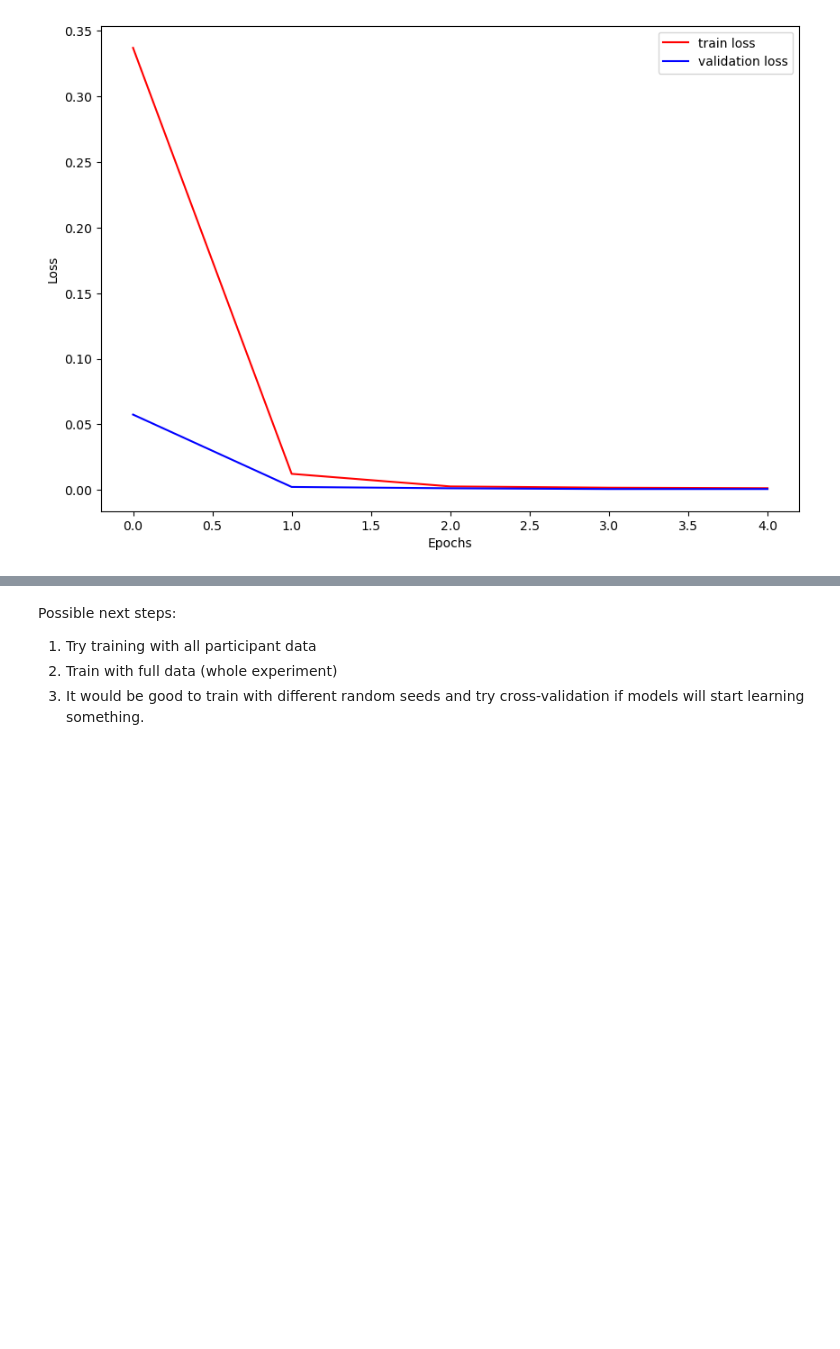
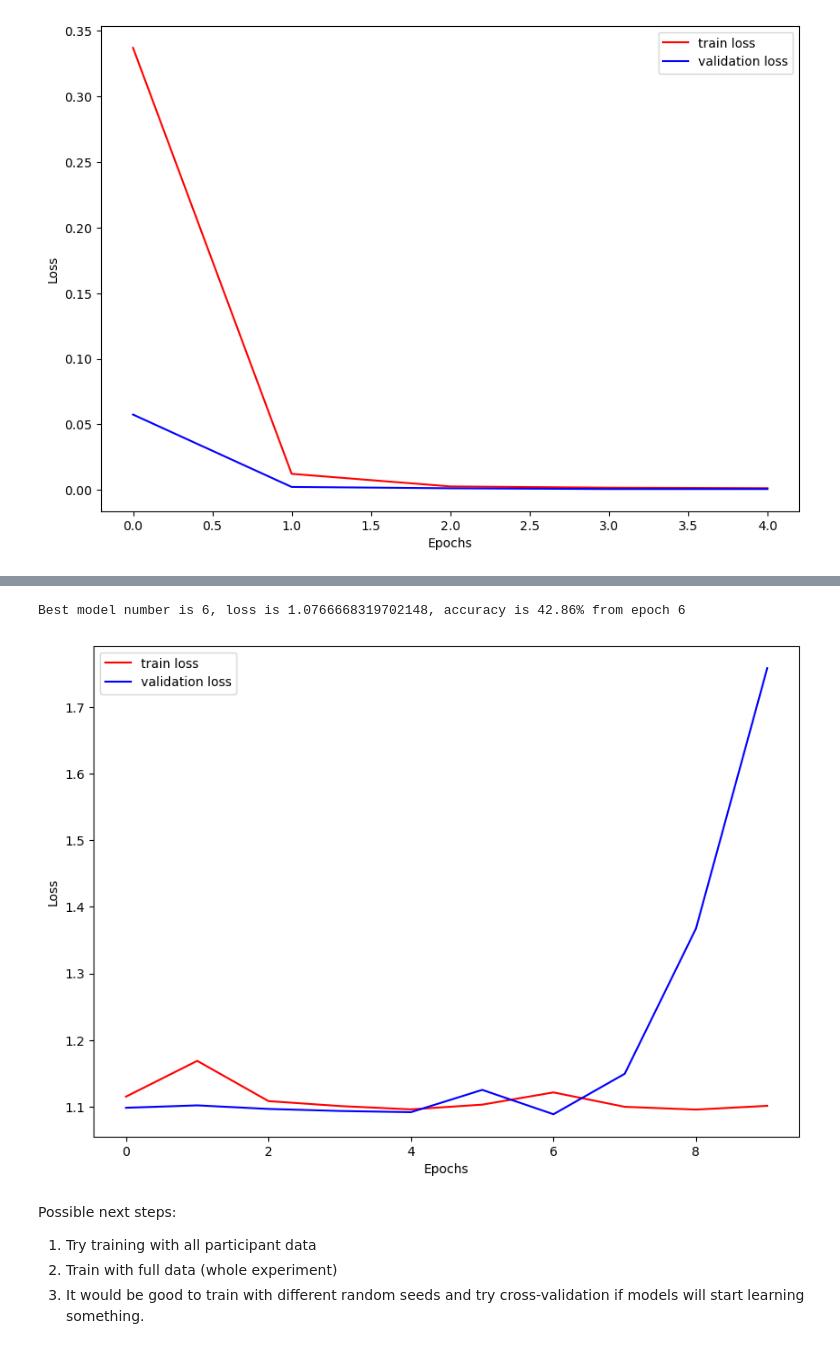
Before and after one commit to nealkafree/toponet, a Jupyter notebook: notebooks/TopoNet_MEG_train.ipynb, the cells around one changed output, grey strips where cells are left out. Drawn from its saved outputs; the diff is of its cells as text; code cells hidden in the pictures; blank space fills up the shorter version.

```diff
--- a/notebooks/TopoNet_MEG_train.ipynb
+++ b/notebooks/TopoNet_MEG_train.ipynb
@@ -75,13 +76,13 @@ class ConstrainedLinear(nn.Linear):
         return F.linear(x, self.weight.clamp(max=0.5), self.bias)
 
 class EEGNet(nn.Module):
-    def __init__(self, sensors: int, samples: int, num_classes: int, f1: int, depth: int, f2: int, dropout: float):
+    def __init__(self, sensors: int, samples: int, num_classes: int, filter_size=64, f1=8, depth=2, f2=16, dropout=0.25):
         super().__init__()
         self.block1 = nn.Sequential(
             # This layer does 1d convolutions on data from sensors.
             # Since we have only 500ms of data we set kernel length at 250 (we look at 250ms at once).
             # We can capture patterns with frequency above 4Hz (because data sampling is 1000Hz, 1000 / 250 = 4).
-            nn.Conv2d(in_channels=1, out_channels=f1, kernel_size=(1, 64), padding='same',
+            nn.Conv2d(in_channels=1, out_channels=f1, kernel_size=(1, filter_size), padding='same',
                       bias=False),
             nn.BatchNorm2d(f1),
 
@@ -508,0 +632,18 @@ Best model appeared at the epoch 8 with an accuracy of 62.50%
+# %%
+parameters = {
+    'model': {
+        'sensors': 360,
+        'samples': 500,
+        'num_classes': 3
+    },
+    'spatial': {
+        'spatial': False
+    }
+}
+
+subject_number = '01'
+data = load_first_500ms(f'/mnt/diska/baldauf/Subject_{subject_number}_OnsetStim_BOT_scoutTimeSeriesNew.mat', 0) + \
+       load_first_500ms(f'/mnt/diska/baldauf/Subject_{subject_number}_OnsetStim_TOP_scoutTimeSeriesNew.mat', 1) + \
+       load_first_500ms(f'/mnt/diska/baldauf/Subject_{subject_number}_OnsetStim_ID_scoutTimeSeriesNew.mat', 2)
+
+ensemble = train_with_cross_validation(EEGNet, parameters, data, epochs=10)
@@ -509,3 +751,17 @@ Best model appeared at the epoch 8 with an accuracy of 62.50%
+# %%
+best_loss = float('inf')
+ind = 0
+for i, m in enumerate(ensemble):
+    if m['test_loss'] < best_loss:
+        best_loss = m['test_loss']
+        ind = i
+
+loss_plot(ensemble[ind]['loss_history']['train_loss'], ensemble[ind]['loss_history']['valid_loss'])
+print(
+    f'Best model number is {ind}, loss is {best_loss}, accuracy is {ensemble[ind]["test_accuracy"] * 100:.2f}% from epoch {ensemble[ind]["epoch"]}')
+# %% [output]
+Best model number is 6, loss is 1.0766668319702148, accuracy is 42.86% from epoch 6
+[figure, added]
 # %% [markdown]
 Possible next steps:
 1. Try training with all participant data
```
Also changed, not shown: parts of 15 cells of this notebook.
